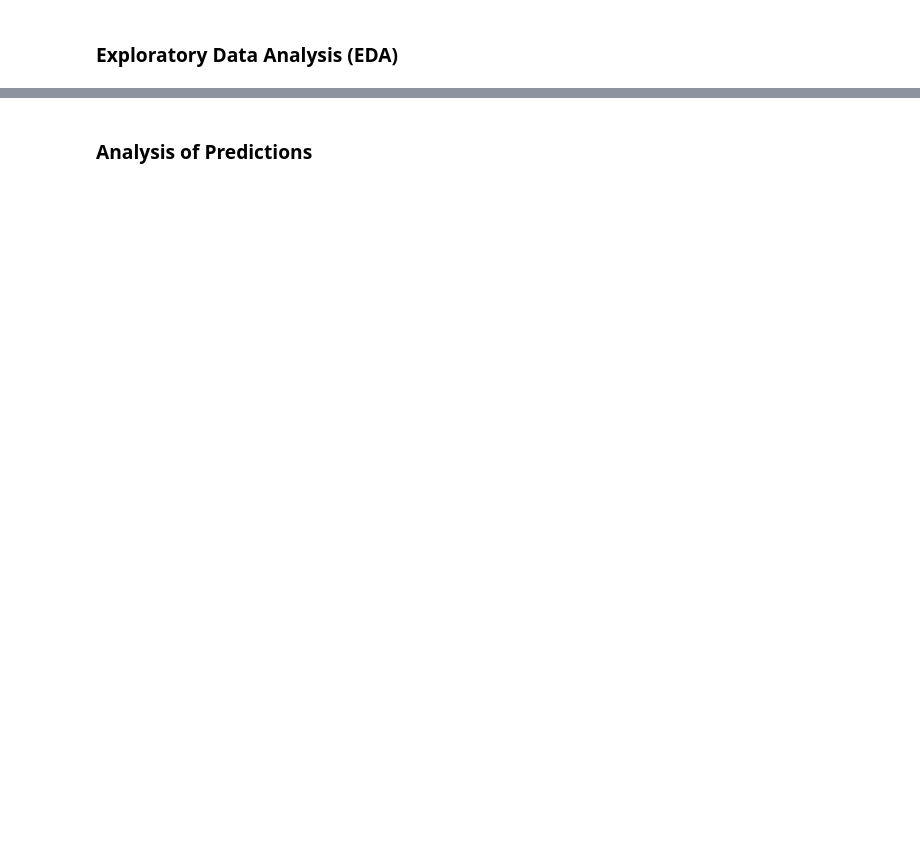
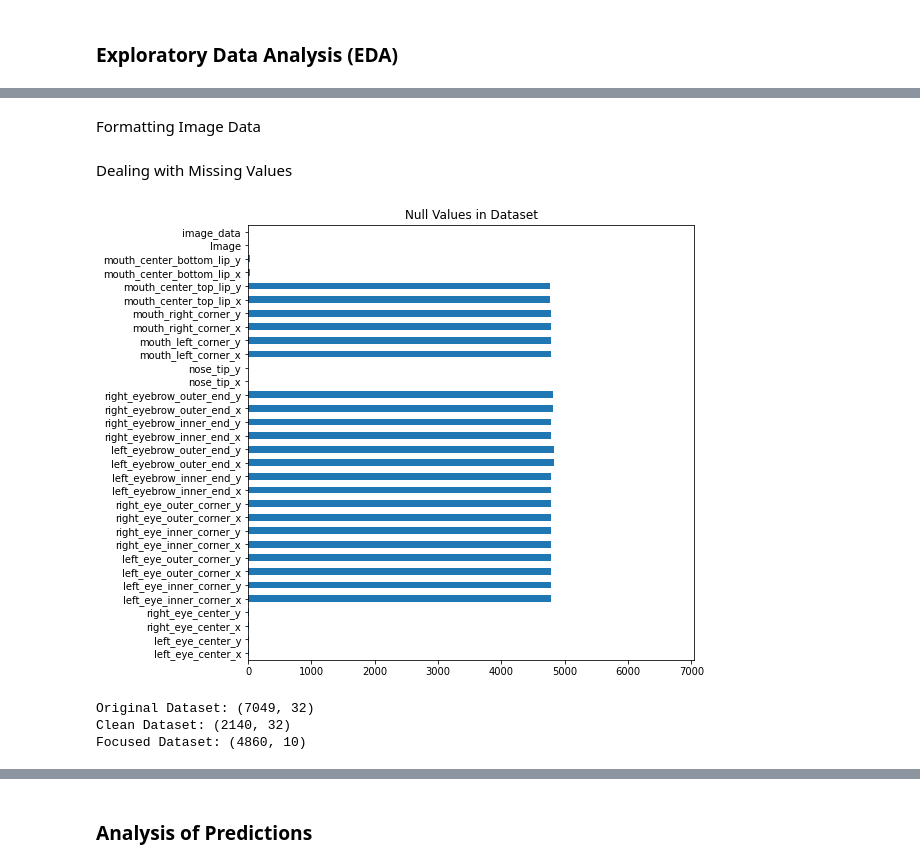
Before and after one commit to esun74/mobile-cv, a Jupyter notebook: nn_model/generate.ipynb, the cells around one changed output, grey strips where cells are left out. Drawn from its saved outputs; the diff is of its cells as text; code cells hidden in the pictures; blank space fills up the shorter version.

Commit message:
Split apart datasets
Added image modifications, basic cnn

```diff
--- a/nn_model/generate.ipynb
+++ b/nn_model/generate.ipynb
@@ -71,3 +71,5 @@ plt.show()
+# %% [markdown]
+Formatting Image Data
 # %%
 # Modify image data in-place
 
@@ -80,0 +84,30 @@ format_string_into_list(train_no_na, 'Image')
+# %% [markdown]
+Dealing with Missing Values
+# %%
+fig = plt.figure(figsize=(8, 8))
+fig.add_subplot(111)
+
+train.isnull().sum().plot(kind='barh')
+plt.title('Null Values in Dataset')
+plt.xlim(0, len(train))
+
+plt.show()
+
+train_no_na = train.dropna(axis=0)
+train_less_features = train.loc[~train.index.isin(train_no_na.index), [
+	'left_eye_center_x', 'left_eye_center_y',
+	'right_eye_center_x', 'right_eye_center_y',
+	'nose_tip_x', 'nose_tip_y',
+	'mouth_center_bottom_lip_x', 'mouth_center_bottom_lip_y',
+	'Image', 'image_data',
+]].dropna(axis=0).copy().reset_index(drop=True)
+train_no_na = train_no_na.copy().reset_index(drop=True)
+
+print('Original Dataset:', train.shape)
+print('Clean Dataset:', train_no_na.shape)
+print('Focused Dataset:', train_less_features.shape)
+# %% [output]
+[figure, added]
+Original Dataset: (7049, 32)
+Clean Dataset: (2140, 32)
+Focused Dataset: (4860, 10)
```
Also changed, not shown: parts of 21 cells of this notebook, 3 other files.
